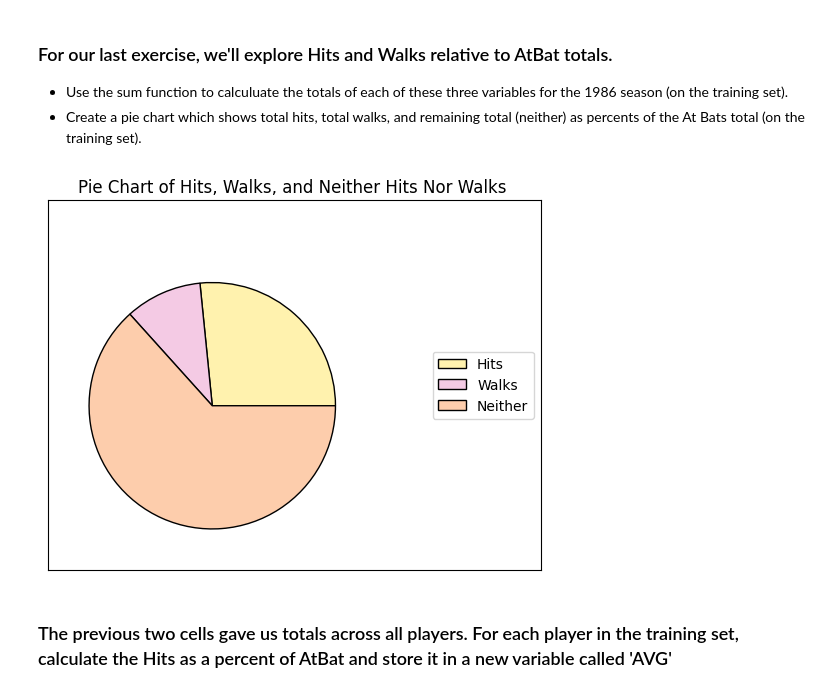
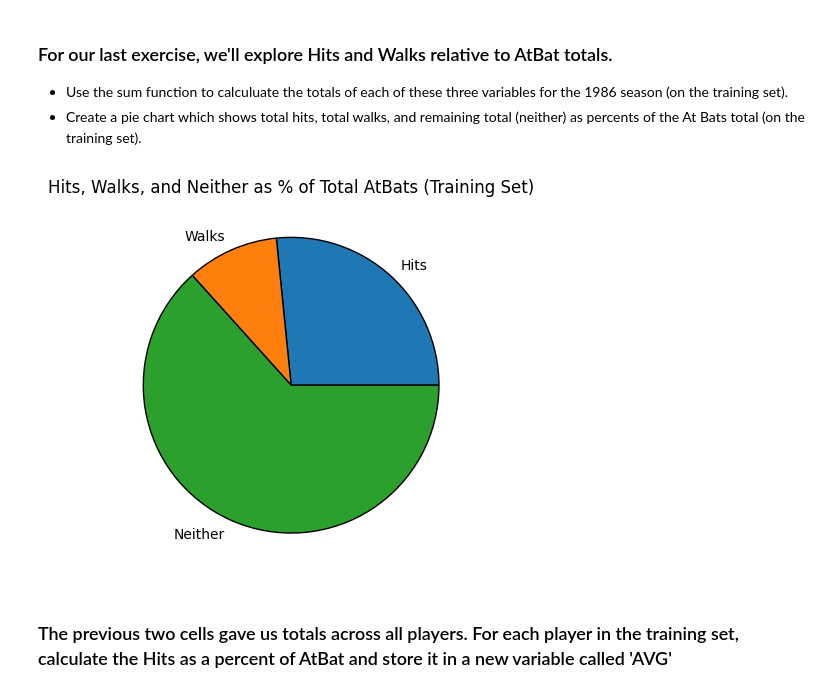
Before and after one commit to riav13/cse2600, a Jupyter notebook: mod03_eda.ipynb, the cells around one changed output. Cells and saved outputs as stored; diff of their text form; code cells hidden in the pictures.

```diff
--- a/mod03_eda.ipynb
+++ b/mod03_eda.ipynb
@@ -308,30 +308,37 @@ Labels = ['Hits', 'Walks', 'Neither']
 Totals = [TotHits, TotWalks, TotAtBat-TotHits-TotWalks]
 # %%
 # pie chart
+'''
 percents = [TotHits/TotAtBat, TotWalks/TotAtBat, (TotAtBat-TotHits-TotWalks)/TotAtBat]
 
 colors = plt.get_cmap('Pastel2')(np.linspace(0.7, 0.2, len(percents)))
 
 # Create a figure and axes
 fig, ax = plt.subplots()
 
 # Create the pie chart
 ax.pie(percents, colors=colors, radius=3, center=(4, 4),
        wedgeprops={"linewidth": 1, "edgecolor": "black"}, frame=True)
 
 # Include a legend
 ax.legend(["Hits", "Walks", "Neither"], loc="right")
 
 # Adjust the axes
 ax.set(xlim=(0, 12), xticks=np.arange(1, 8),
        ylim=(0, 9), yticks=np.arange(1, 8))
 ax.tick_params(left = False, labelleft = False,
                bottom = False, labelbottom = False)
 ax.set(title="Pie Chart of Hits, Walks, and Neither Hits Nor Walks ")
 
 plt.show()
+'''
+fig, ax = plt.subplots()                          # create figure and axis
+ax.pie(Totals, labels=Labels,                    # create pie chart using Totals
+       wedgeprops={"linewidth": 1, "edgecolor": "black"})  # style slice borders
+ax.set_title("Hits, Walks, and Neither as % of Total AtBats (Training Set)")  # add title
+plt.show()                                       # display the pie chart
 # %% [output]
-[figure, old version]
+[figure, new version]
 # %% [markdown]
 ### The previous two cells gave us totals across all players. For each player in the training set, calculate the Hits as a percent of AtBat and store it in a new variable called 'AVG'
 # %%
```
